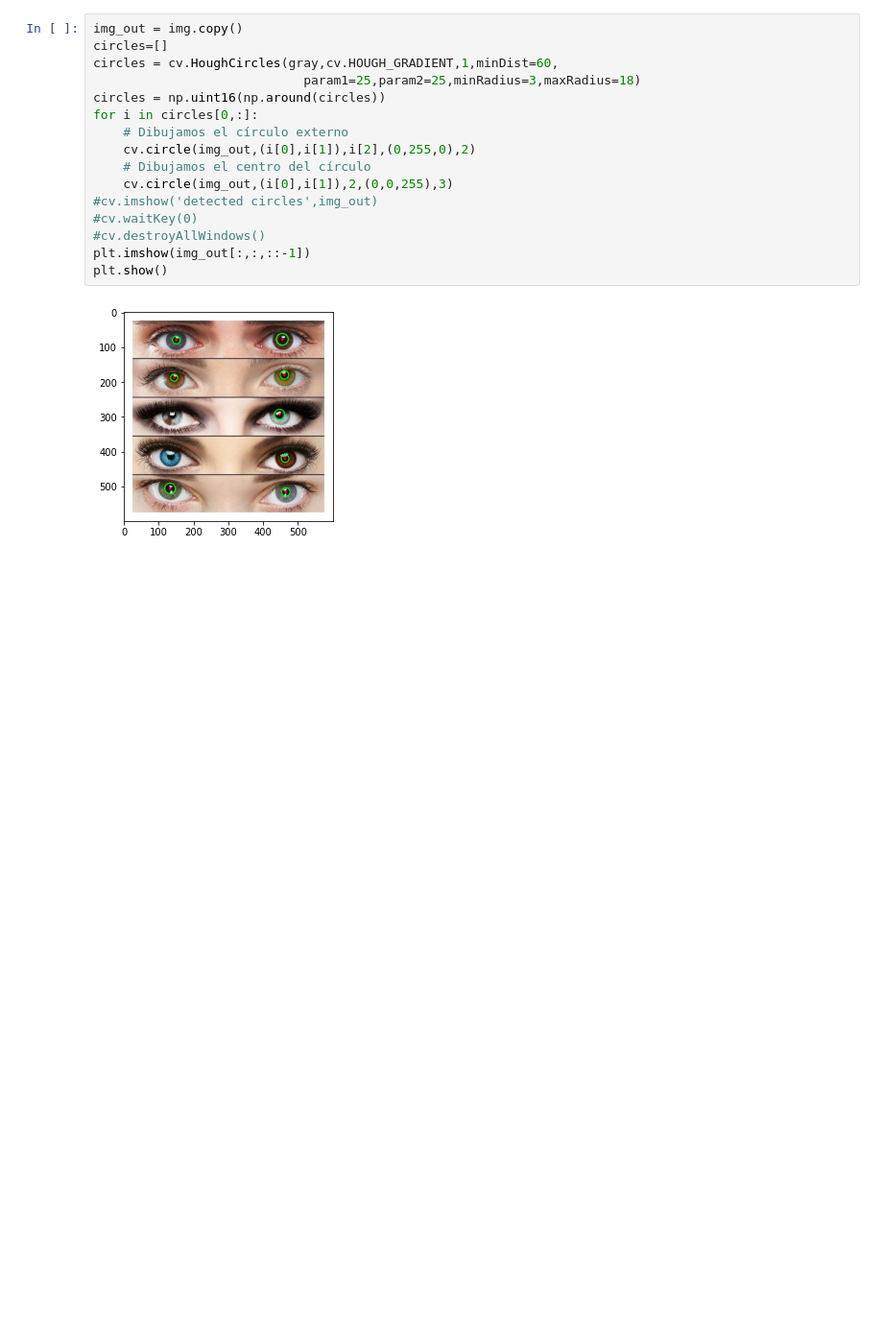
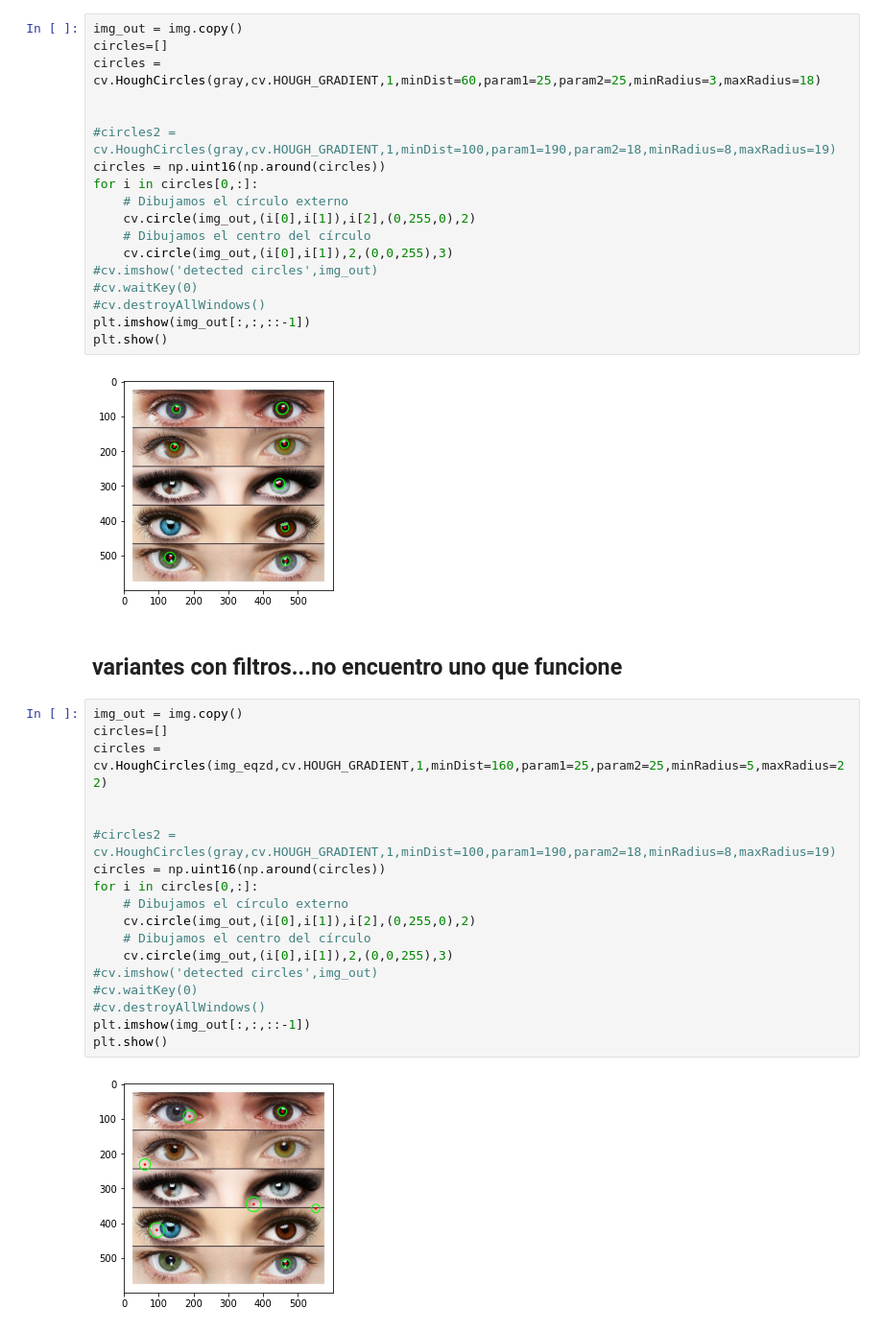
Before and after one commit to Oks11111/TP_Entrega_vision_por_computadora_1, a Jupyter notebook: TP3.ipynb, the cells around one changed output. Shown: that part at 96% size. Saved outputs shown, nothing was run; the diff lists cells and outputs as text; blank space fills up the shorter version.

```diff
--- a/TP3.ipynb
+++ b/TP3.ipynb
@@ -109,8 +134,10 @@ Distancia entre los ojos =
 # %%
 img_out = img.copy()
 circles=[]
-circles = cv.HoughCircles(gray,cv.HOUGH_GRADIENT,1,minDist=60,
-                            param1=25,param2=25,minRadius=3,maxRadius=18)
+circles = cv.HoughCircles(gray,cv.HOUGH_GRADIENT,1,minDist=60,param1=25,param2=25,minRadius=3,maxRadius=18)
+
+
+#circles2 = cv.HoughCircles(gray,cv.HOUGH_GRADIENT,1,minDist=100,param1=190,param2=18,minRadius=8,maxRadius=19)
 circles = np.uint16(np.around(circles))
 for i in circles[0,:]:
     # Dibujamos el círculo externo
@@ -124,3 +151,25 @@ plt.imshow(img_out[:,:,::-1])
 plt.show()
 # %% [output]
 [figure]
+# %% [markdown]
+## variantes con filtros...no encuentro uno que funcione
+# %%
+img_out = img.copy()
+circles=[]
+circles = cv.HoughCircles(img_eqzd,cv.HOUGH_GRADIENT,1,minDist=160,param1=25,param2=25,minRadius=5,maxRadius=22)
+
+
+#circles2 = cv.HoughCircles(gray,cv.HOUGH_GRADIENT,1,minDist=100,param1=190,param2=18,minRadius=8,maxRadius=19)
+circles = np.uint16(np.around(circles))
+for i in circles[0,:]:
+    # Dibujamos el círculo externo
+    cv.circle(img_out,(i[0],i[1]),i[2],(0,255,0),2)
+    # Dibujamos el centro del círculo
+    cv.circle(img_out,(i[0],i[1]),2,(0,0,255),3)
+#cv.imshow('detected circles',img_out)
+#cv.waitKey(0)
+#cv.destroyAllWindows()
+plt.imshow(img_out[:,:,::-1])
+plt.show()
+# %% [output]
+[figure, added]
```
Also changed, not shown: parts of 6 cells of this notebook, 2 other files.
